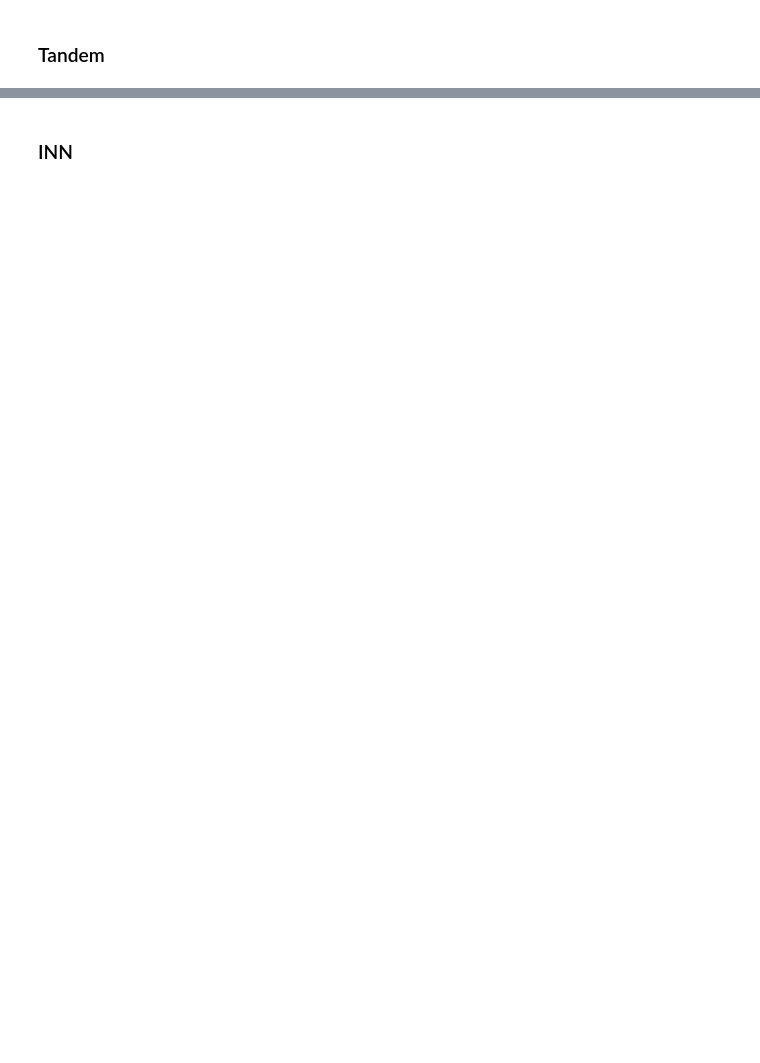
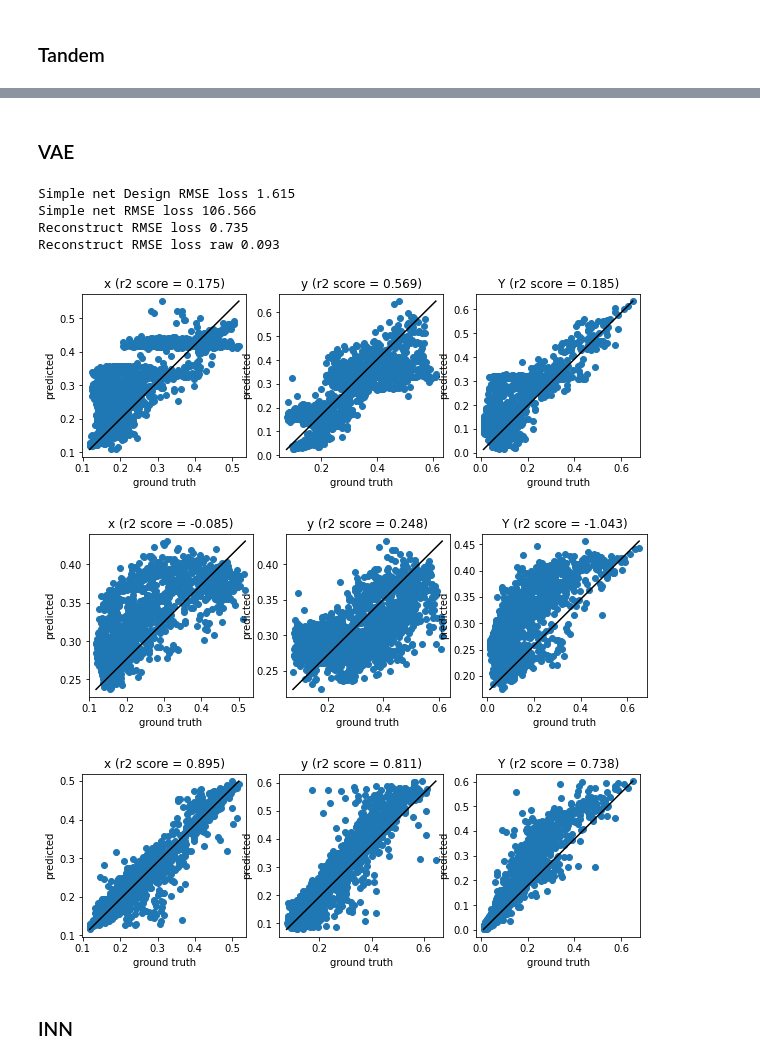
Before and after one commit to taigaoma1997/Meta_learning_photonics_structure, a Jupyter notebook: Model/Load_predicted_xyY.ipynb, the cells around one changed output, grey strips where cells are left out. Cells and saved outputs as stored; diff of their text form; code cells hidden in the pictures; blank space fills up the shorter version.

```diff
--- a/Model/Load_predicted_xyY.ipynb
+++ b/Model/Load_predicted_xyY.ipynb
@@ -80,3 +130,50 @@ Reconstruct RMSE loss raw 0.037
+# %% [markdown]
+### VAE
+# %%
+filepath ="data_predicted/xyY/xyY_param_vae_pred.mat"
+filepath2 = "data_predicted\param_vae_pred.mat"
+
+temp = scipy.io.loadmat(filepath)
+CIE_x = np.array(list(temp.items())[3][1])
+param_pred = np.array(list(temp.items())[4][1])
+param_test = np.array(list(temp.items())[5][1])
+xyY_pred = np.array(list(temp.items())[6][1])
+
+temp = scipy.io.loadmat(filepath2)
+deleted_row = np.array(list(temp.items())[6][1])
+
+xyY_temp = np.reshape(xyY_pred, (-1, 3))
+M = np.shape(xyY_pred)[0]
+xyY_pred_avg = np.zeros([M, 3])
+xyY_pred_best = np.zeros([M, 3])
+
+for i in range(0,M):
+    temp = xyY_temp[(5*i):(5*i+5),:]
+    temp[np.isnan(temp)] = 0
+    xyY_pred_avg[i,:] = np.average(temp, axis=0)
+    xyY_pred_best[i,:] = temp[best_xyY(temp, CIE_x[i,:]),:]
+
+# Evaluation 1: comparing the CIE target against the actual best CIE using RCWA
+plot_cie_raw_pred(CIE_x, xyY_pred_best)
+
+# Evaluation 2：comparing the CIE target against the actual average CIE using RCWA
+plot_cie_raw_pred(CIE_x, xyY_pred_avg)
+
+configs = get_configs('vae')
+vae_model = cVAE(configs['input_dim'], configs['latent_dim']).to(DEVICE)
+vae_model.load_state_dict(torch.load('./models/vae_trained.pth')['model_state_dict'])
+
+# Evaluation 3: comparing the estimated CIE using the forward model against the actual CIE using RCWA
+cie_raw, param_raw, cie_pred, param_pred = evaluate_vae_inverse(forward_model, vae_model, configs, test_loader.dataset)
+plot_cie_raw_pred(cie_raw, cie_pred)
+# %% [output]
+Simple net Design RMSE loss 1.615
+Simple net RMSE loss 106.566
+Reconstruct RMSE loss 0.735
+Reconstruct RMSE loss raw 0.093
+[figure, added]
+[figure, added]
+[figure, added]
 # %% [markdown]
 ### INN
 # %%
```
Also changed, not shown: parts of 5 cells of this notebook, 9 other files.
